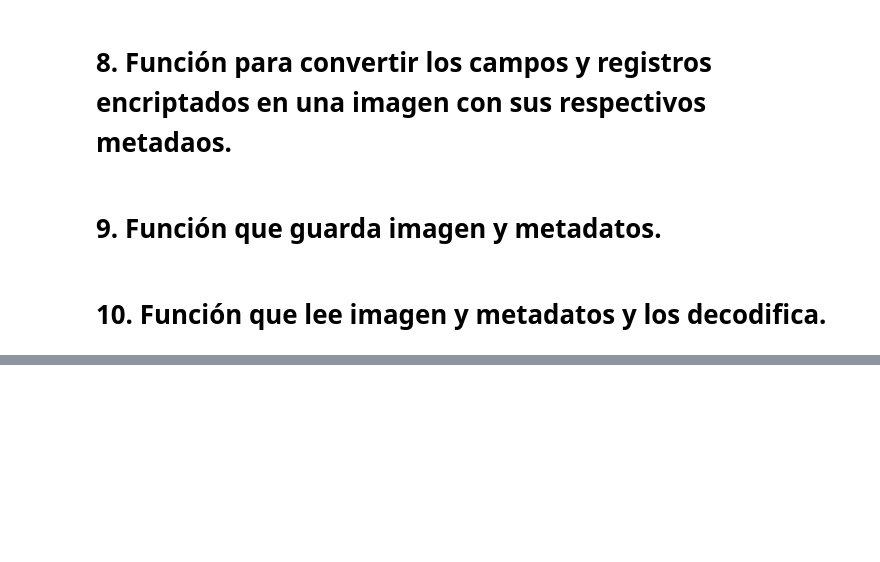
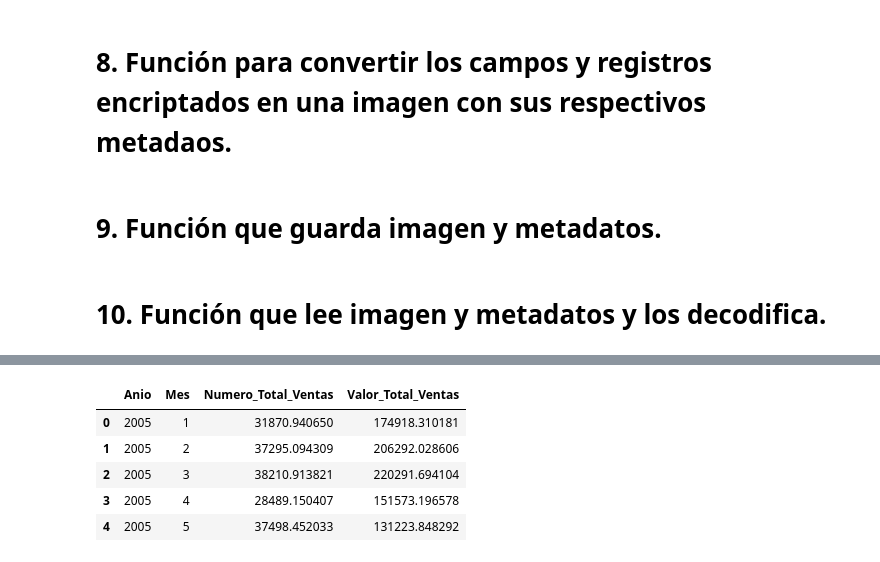
Before and after one commit to edgaracosta888/Data_Science, a Jupyter notebook: CSV_TRANSFORM/csv_transform.ipynb, the cells around one changed output, grey strips where cells are left out. Drawn from its saved outputs; the diff is of its cells as text; code cells hidden in the pictures; blank space fills up the shorter version.

```diff
--- a/CSV_TRANSFORM/csv_transform.ipynb
+++ b/CSV_TRANSFORM/csv_transform.ipynb
@@ -213,10 +249,11 @@ def guardar_imagen_y_metadata(img, lengths, path_base):
 # %%
 # ===================================================================================================================
 # Función para cargar un DataFrame desde la imagen RGBA y los metadatos de longitudes, decodificando los colores a bytes
+# Doble factor: n aleatoriza los bytes, m aleatoriza los colores (deben coincidir con los usados al encriptar).
 # ===================================================================================================================
-def cargar_df_desde_imagen(path_base, inferir_tipos=True):
+def cargar_df_desde_imagen(path_base, n: int, m: int, inferir_tipos=True):
 
-    import json
+    import json, random
     from pathlib import Path
     from PIL import Image
 # ===================================================================================================================
@@ -242,15 +279,31 @@ def cargar_df_desde_imagen(path_base, inferir_tipos=True):
     arr = np.array(Image.open(img_path).convert("RGBA"), dtype=np.uint8)
 
 # ===================================================================================================================
+# Reconstruir abc y gradiente aleatorizados con las mismas semillas usadas al encriptar
+# ===================================================================================================================
+    abc = list(range(256))
+    random.seed(n)
+    random.shuffle(abc)
+
+    num = len(abc)
+    gradiente = [
+        f"#{v:02X}{v:02X}{v:02X}"
+        for v in [round(255 * (1 - i / (num - 1))) for i in range(num)]
+    ]
+    random.seed(m)
+    random.shuffle(gradiente)
+    dic_local = {byte_value: color for byte_value, color in zip(abc, gradiente)}
+
+# ===================================================================================================================
 # Mapa RGB -> byte, consistente con el gradiente usado al encriptar
 # ===================================================================================================================
     rgb_to_byte = {}
-    for b, hx in dic.items():
+    for b, hx in dic_local.items():
         v = int(hx[1:3], 16)  # gris: R=G=B=v
         rgb_to_byte[(v, v, v)] = b
 
 # ===================================================================================================================
-# Decodificar cada fila útil según lengths, convirtiendo los colores RGB a bytes y luego a caracteres UTF-8 para
+# Decodificar cada fila útil según lengths, convirtiendo los colores RGB a bytes y luego a caracteres UTF-8
 # ===================================================================================================================
     textos = []
     for i, row_len in enumerate(lengths):
@@ -267,6 +320,7 @@ def cargar_df_desde_imagen(path_base, inferir_tipos=True):
 # Reconstruir las filas restantes del DataFrame.
 # ===================================================================================================================
     filas = [t.split("&$&") for t in textos[1:]]
+
 # ===================================================================================================================
 # Crear el DataFrame a partir de las filas y columnas decodificadas.
 # ===================================================================================================================
@@ -282,0 +367,14 @@ def cargar_df_desde_imagen(path_base, inferir_tipos=True):
+# %%
+path = '/Users/edgaracosta/Documents/CIENCIA_DE_DATOS/GITHUB/Data_Science/CSV_TRANSFORM/VENTAS/'
+Encriptador(df, path, n=37, m=101)
+# %%
+df_recuperado = cargar_df_desde_imagen(path, n=37, m=101)
+# %%
+df_recuperado.head()
+# %% [output]
+|  | Anio | Mes | Numero_Total_Ventas | Valor_Total_Ventas |
+| 0 | 2005 | 1 | 31870.940650 | 174918.310181 |
+| 1 | 2005 | 2 | 37295.094309 | 206292.028606 |
+| 2 | 2005 | 3 | 38210.913821 | 220291.694104 |
+| 3 | 2005 | 4 | 28489.150407 | 151573.196578 |
+| 4 | 2005 | 5 | 37498.452033 | 131223.848292 |
```
Also changed, not shown: parts of 5 cells of this notebook, 3 other files.
